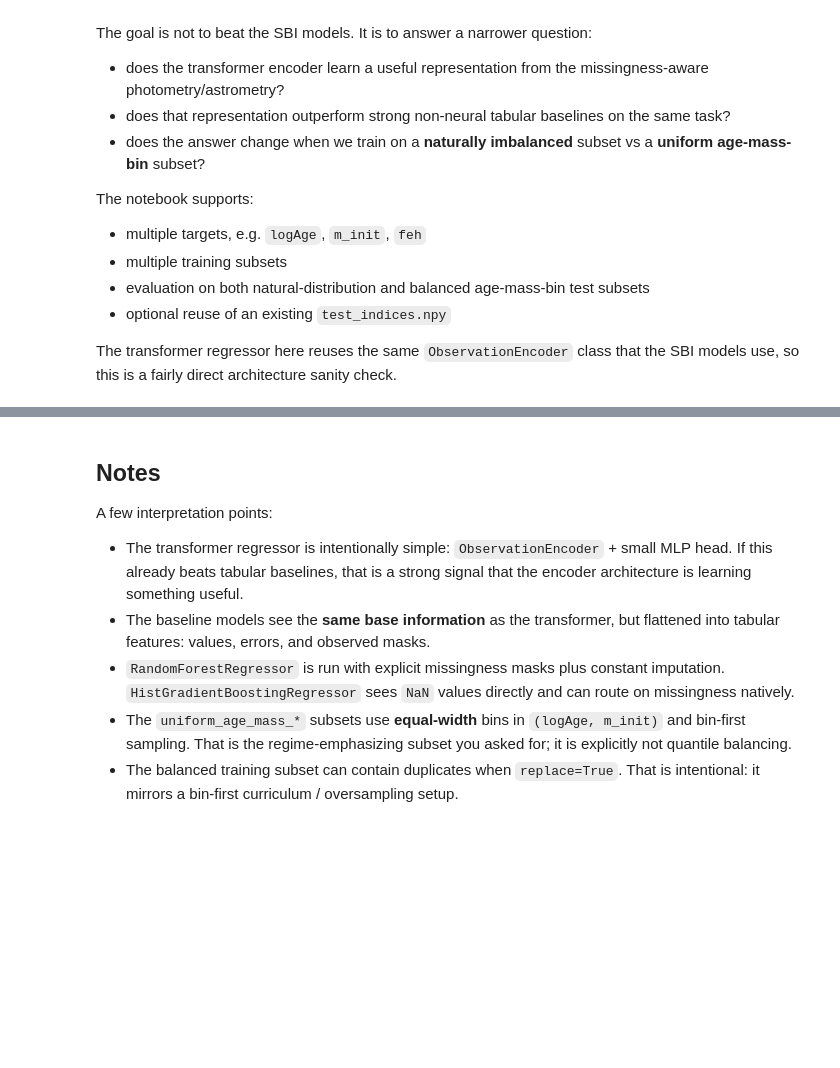
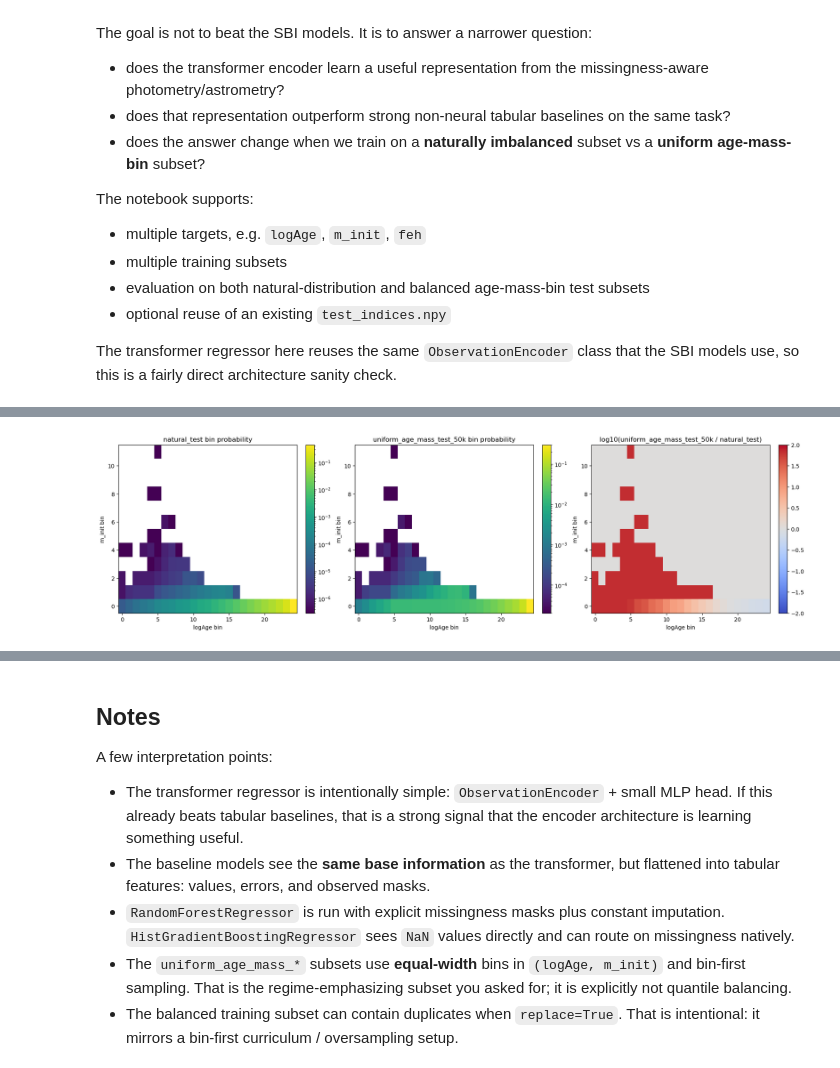
Before and after one commit to sebastianratzenboeck/sbi_variants, a Jupyter notebook: notebooks/transformer_regression_benchmark.ipynb, the cells around one changed output, grey strips where cells are left out. Saved outputs shown, nothing was run; the diff lists cells and outputs as text; code cells hidden in the pictures; blank space fills up the shorter version.

```diff
--- a/notebooks/transformer_regression_benchmark.ipynb
+++ b/notebooks/transformer_regression_benchmark.ipynb
@@ -70,14 +72,19 @@ print(f'Torch device available: cuda={torch.cuda.is_available()}')
 # %%
-
 # ------------------------------------------------------------------
 # Configuration
 # ------------------------------------------------------------------
 
+from project_paths import (
+    NOTEBOOK_BENCHMARK_OUTPUT_DIR,
+    REAL_CACHE_PATH,
+    REAL_TEST_INDEX_PATH,
+)
+
 CACHE_ENV = os.environ.get('SBI_CACHE_PATH')
 TEST_INDEX_ENV = os.environ.get('SBI_TEST_INDEX_PATH')
 
-CACHE_PATH = Path(CACHE_ENV).expanduser() if CACHE_ENV else None
-TEST_INDEX_PATH = Path(TEST_INDEX_ENV).expanduser() if TEST_INDEX_ENV else None
+CACHE_PATH = Path(CACHE_ENV).expanduser() if CACHE_ENV else REAL_CACHE_PATH
+TEST_INDEX_PATH = Path(TEST_INDEX_ENV).expanduser() if TEST_INDEX_ENV else REAL_TEST_INDEX_PATH
 
 assert CACHE_PATH is not None and CACHE_PATH.exists(), (
     'Set SBI_CACHE_PATH in the environment or edit this cell to point to build_arrays_cache.npz.'
@@ -87,7 +94,7 @@ if TEST_INDEX_PATH is not None:
 
 TARGET_COLUMNS = ['logAge', 'm_init']
 INPUT_COLUMNS = list(DEFAULT_INPUT_COLS)
-USE_COLORS = False
+USE_COLORS = True
 
 SEED = 42
 DEVICE = 'cuda' if torch.cuda.is_available() else 'cpu'
@@ -170,7 +177,7 @@ HGB_CONFIG = {
     'early_stopping': False,
 }
 
-OUTPUT_DIR = REPO_ROOT / 'notebooks' / 'outputs' / 'transformer_regression_benchmark'
+OUTPUT_DIR = NOTEBOOK_BENCHMARK_OUTPUT_DIR
 OUTPUT_DIR.mkdir(parents=True, exist_ok=True)
 
 if hasattr(torch, 'set_float32_matmul_precision'):
@@ -500,0 +632,14 @@ plot_age_mass_distributions(cache, eval_subset_rows, title_prefix='eval: ')
+# %%
+plot_sampler_bin_comparison(
+    cache,
+    eval_subset_rows["natural_test"],
+    eval_subset_rows["uniform_age_mass_test_50k"],
+    label_a="natural_test",
+    label_b="uniform_age_mass_test_50k",
+    n_age_bins=25,
+    n_mass_bins=12,
+    bin_strategy="equal_width",
+    ref_rows=test_pool_rows,
+)
+# %% [output]
+[figure, added]
```
Also changed, not shown: parts of 18 cells of this notebook, 8 other files.
